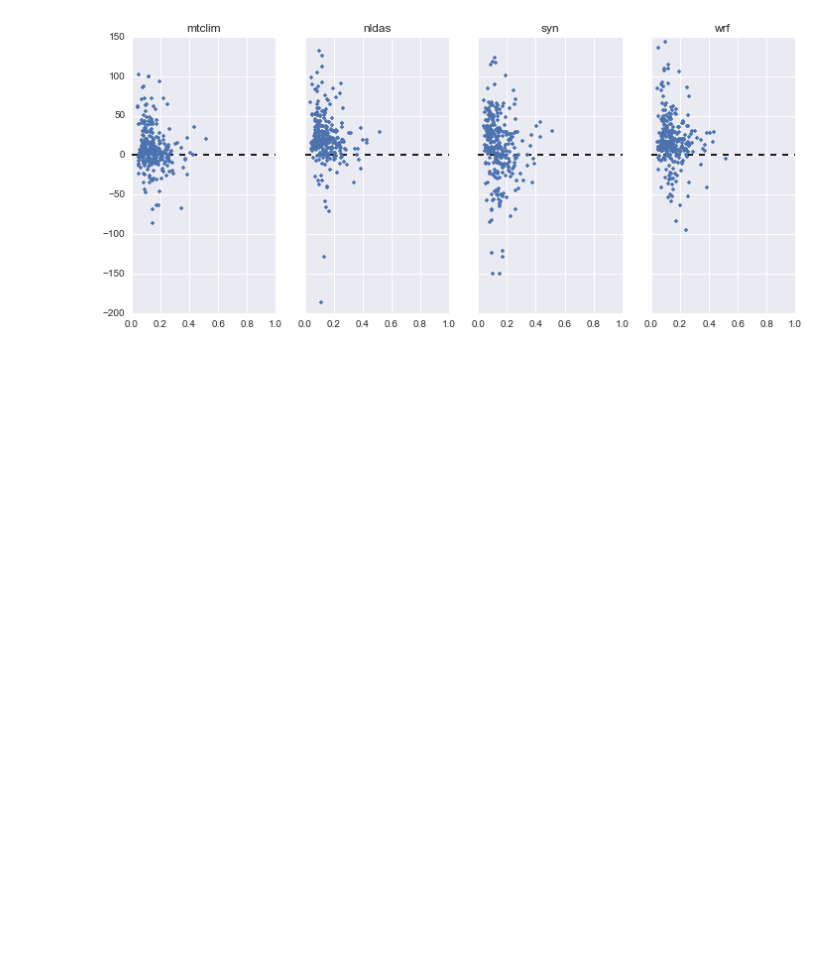
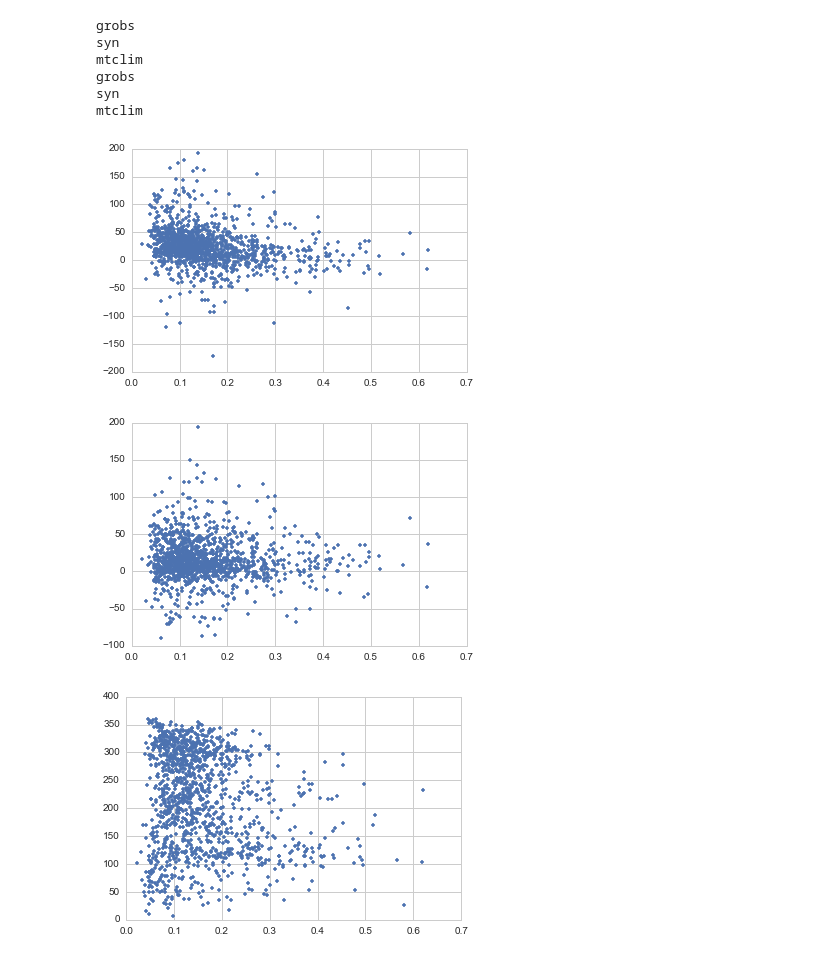
Before and after one commit to klapo/CalRad, a Jupyter notebook: CR.Aeronet.ipynb, the cells around one changed output. Saved outputs shown, nothing was run; the diff lists cells and outputs as text; code cells hidden in the pictures; blank space fills up the shorter version.

```diff
--- a/CR.Aeronet.ipynb
+++ b/CR.Aeronet.ipynb
@@ -9,9 +9,6 @@
 # must insert this statement to render the plots within the notebook
 # this is specific to the ipython notebook
 %matplotlib inline
-
-## FLAGS for processing
-flag_getdata = 0              # Load and process raw data (1)? Or load pre-processed data (0)?
 
 ## Import statements
 # netcdf/numpy/xray/stats
@@ -26,6 +23,7 @@ import sys, pickle, os
 
 # import subplots function for plotting
 import seaborn as sns
+sns.set_style("whitegrid")
 import matplotlib
 from matplotlib.pyplot import subplots
 import matplotlib.pyplot as plt
@@ -36,11 +34,8 @@ from mpl_toolkits.basemap import Basemap
 import solargeo
 
 ## Directory listing
-# dir_data = '/Users/karllapo/gdrive/SnowHydrology/proj/CloudClimatology/data'
-# dir_print = '/Users/karllapo/gdrive/SnowHydrology/proj/CloudClimatology/Graphics'
-
-dir_data = '/Users/studentuser/gdrive/SnowHydrology/proj/CloudClimatology/data'
-dir_print = '/Users/studentuser/gdrive/SnowHydrology/proj/CloudClimatology/Graphics'
+dir_data = '/Users/karllapo/gdrive/SnowHydrology/proj/CloudClimatology/data'
+dir_print = '/Users/karllapo/gdrive/SnowHydrology/proj/CloudClimatology/Graphics'
 
 # List of sub-directory names for each data set
 dir_NLDAS = '/NLDAS'
@@ -51,8 +46,7 @@ dir_WRF = '/WRF'
 dir_AN = '/aeronet'
 
 # Directory for basemap pickle files
-# dir_bmap = '/Users/karllapo/gdrive/SnowHydrology/proj/CloudClimatology/data/basemap'
-dir_bmap = '/Users/studentuser/gdrive/SnowHydrology/proj/CloudClimatology/data/basemap'
+dir_bmap = '/Users/karllapo/gdrive/SnowHydrology/proj/CloudClimatology/data/basemap'
 # %%
 ####################################################################################################
 # Functions
@@ -449,40 +587,74 @@ for n,pr in enumerate(pr_names):
 # %%
-#########################
-## Time series of bias ##
-#########################
-from scipy.stats.stats import pearsonr
+# #####################################
+# ## Time series of bias by Grouping ##
+# #####################################
+# from scipy.stats.stats import pearsonr
+# import solargeo
 
-# Dates
-d1 = datetime(2004,1,1)
-d2 = datetime(2005,1,1)
-drange = pd.date_range(start=d1,end=d2,freq='D')
-f, axes = plt.subplots(1, num_products, figsize=(12,5),sharey=True,sharex=True)
-for n,pr in enumerate(pr_names):
-    grobs_diff = (grobs[pr]-grobs.SWdwn)
-    ax = axes[n]
-    ax.plot(np.array([0,1]),np.array([0,0]),'k--')
+# # formating preface
+# # grouping = ['north cv','south cv','west of crest','foothills','east of crest']
+# pr_names = ['grobs','syn','mtclim']
+# grouping = ['north cv','south cv']
+# colsche =   np.array([[51.,34.,138.],\
+#             [136.,204.,238.],\
+#             [17.,119.,71.],\
+#             [221.,204.,119.],\
+#             [204.,102.,119.]])
+# colsche = np.divide(colsche,256.)
 
-    ax.plot(grobs.aod.loc[drange].values,grobs_diff.loc[{'station':'FRESNO'}].loc[drange].values,'.')
-    ax.set_title(pr)
+# # Dates
+# d1 = datetime(2004,1,1)
+# d2 = datetime(2010,9,1)
+# # Elevation angle
+# # el = solargeo.AVG_EL(grobs.loc[{'station':'FRESNO'}].time.values,\
+# #                      grobs.loc[{'station':'FRESNO'}].latitude.values,\
+# #                      grobs.loc[{'station':'FRESNO'}].longitude.values,\
+# #                      -8,'END')
+# for n,pr in enumerate(pr_names):
+#     print(pr)
+
+#     if pr == 'grobs':
+#         continue
+# #     ax = plt.subplot(gs[0,n-1])
+# #     plt.plot(np.array([datetime(2002,1,1),datetime(2013,1,1)]),np.array([0,0]),'k--')
+#     grobs_diff = (grobs[pr]-grobs.SWdwn)
+# #     grobs_diff = grobs_diff.swap_dims({'station':'Grouping'})
+
+#     # Buid dataset
+#     obs = grobs_diff.loc[{'station':'FRESNO'}]
+#     a = aod.reindex(obs.time.values,fill_value=np.nan)
+#     obs['aod'] = (['time'],a)
+#     obs = obs.loc[d1:d2]
+#     plt.figure()
+#     plt.plot(obs.aod.values,obs.values,'.',label='FRESNO')
+
 
 # for n,pr in enumerate(pr_names):
 #     print(pr)
 
 # #     ax = plt.subplot(gs[0,n-1])
 # #     plt.plot(np.array([datetime(2002,1,1),datetime(2013,1,1)]),np.array([0,0]),'k--')
 # #     grobs_diff = (grobs[pr]-grobs.SWdwn)
 # #     grobs_diff = grobs_diff.swap_dims({'station':'Grouping'})
 
 #     # Buid dataset
 #     if pr == 'grobs':
 #         obs = grobs.SWdwn.loc[{'station':'FRESNO'}]
 #     else:
 #         obs = grobs[pr].loc[{'station':'FRESNO'}]
 
 #     a = aod.reindex(obs.time.values,fill_value=np.nan)
 #     obs['aod'] = (['time'],a)
 #     obs = obs.loc[d1:d2]
 #     plt.figure()
 #     plt.plot(obs.aod.values,obs.values,'.',label='FRESNO')
 # %% [output]
+grobs
+syn
+mtclim
+grobs
+syn
+mtclim
-[figure, old version]
+[figure, new version]
+[figure, added]
+[figure, added]
```
Also changed, not shown: parts of 19 cells of this notebook.
